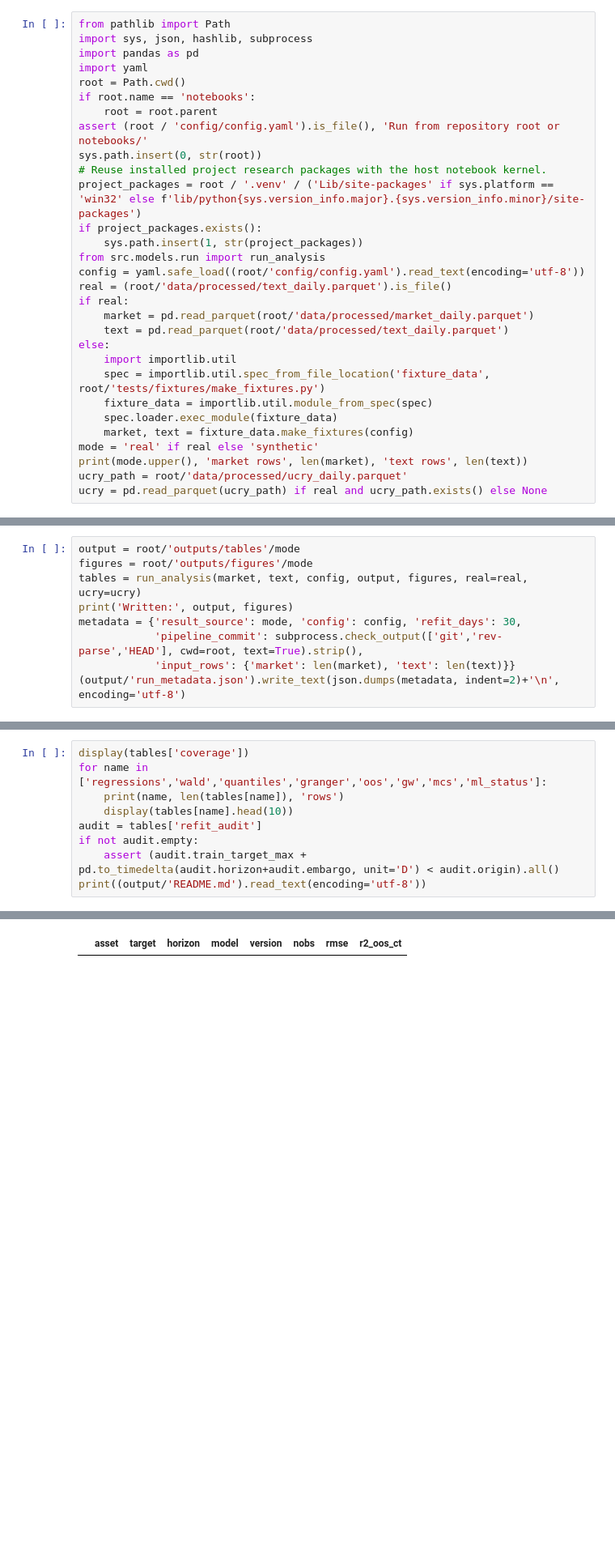
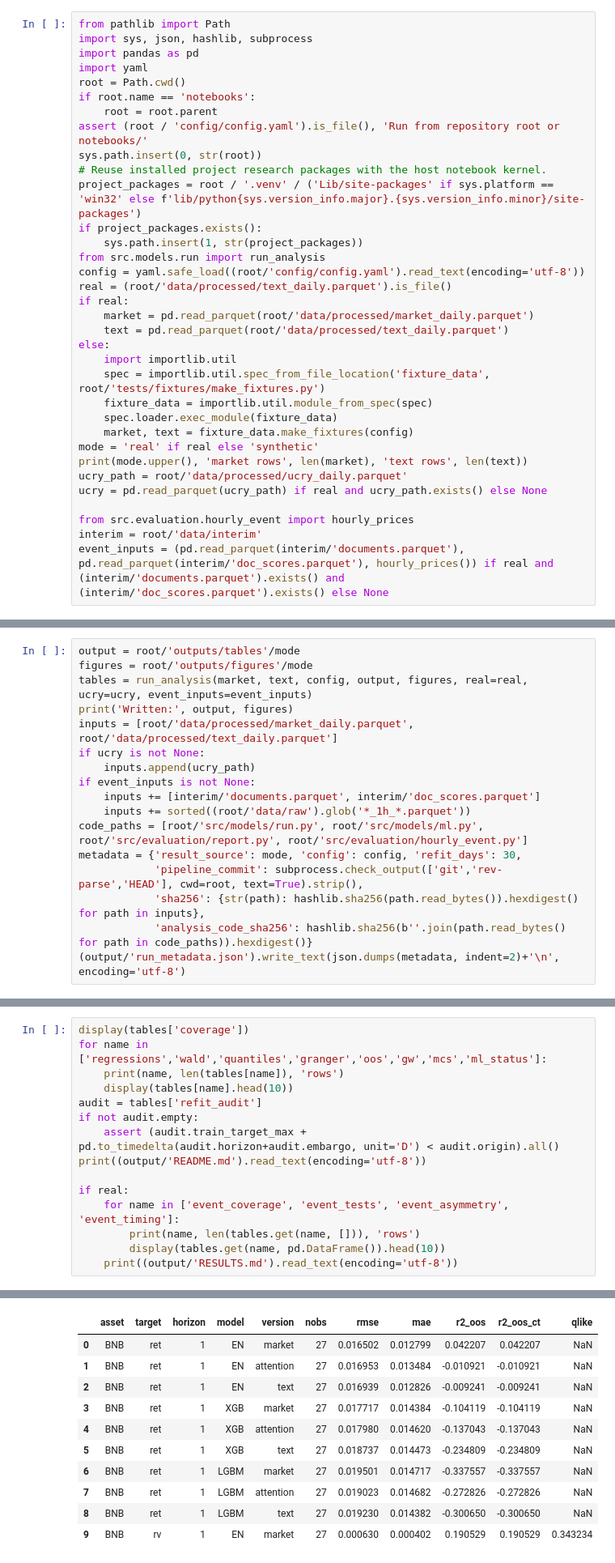
Before and after one commit to thienanpham160806-code/crypto-narrative-nlp, a Jupyter notebook: notebooks/main.ipynb, the cells around one changed output, grey strips where cells are left out. Shown at 81% size. Drawn from its saved outputs; the diff is of its cells as text; blank space fills up the shorter version.

Commit message:
results: refresh real analysis and hourly event tables

```diff
--- a/notebooks/main.ipynb
+++ b/notebooks/main.ipynb
@@ -34,4 +34,8 @@ mode = 'real' if real else 'synthetic'
 print(mode.upper(), 'market rows', len(market), 'text rows', len(text))
 ucry_path = root/'data/processed/ucry_daily.parquet'
 ucry = pd.read_parquet(ucry_path) if real and ucry_path.exists() else None
+
+from src.evaluation.hourly_event import hourly_prices
+interim = root/'data/interim'
+event_inputs = (pd.read_parquet(interim/'documents.parquet'), pd.read_parquet(interim/'doc_scores.parquet'), hourly_prices()) if real and (interim/'documents.parquet').exists() and (interim/'doc_scores.parquet').exists() else None
 # %% [output]
@@ -43,11 +47,19 @@ Three feature sets: market, market + log(n_docs), market + text. Tuning uses dev
 # %%
 output = root/'outputs/tables'/mode
 figures = root/'outputs/figures'/mode
-tables = run_analysis(market, text, config, output, figures, real=real, ucry=ucry)
+tables = run_analysis(market, text, config, output, figures, real=real, ucry=ucry, event_inputs=event_inputs)
 print('Written:', output, figures)
+inputs = [root/'data/processed/market_daily.parquet', root/'data/processed/text_daily.parquet']
+if ucry is not None:
+    inputs.append(ucry_path)
+if event_inputs is not None:
+    inputs += [interim/'documents.parquet', interim/'doc_scores.parquet']
+    inputs += sorted((root/'data/raw').glob('*_1h_*.parquet'))
+code_paths = [root/'src/models/run.py', root/'src/models/ml.py', root/'src/evaluation/report.py', root/'src/evaluation/hourly_event.py']
 metadata = {'result_source': mode, 'config': config, 'refit_days': 30,
             'pipeline_commit': subprocess.check_output(['git','rev-parse','HEAD'], cwd=root, text=True).strip(),
-            'input_rows': {'market': len(market), 'text': len(text)}}
+            'sha256': {str(path): hashlib.sha256(path.read_bytes()).hexdigest() for path in inputs},
+            'analysis_code_sha256': hashlib.sha256(b''.join(path.read_bytes() for path in code_paths)).hexdigest()}
 (output/'run_metadata.json').write_text(json.dumps(metadata, indent=2)+'\n', encoding='utf-8')
 # %% [output]
 Running econometrics
@@ -79,5 +94,11 @@ audit = tables['refit_audit']
 if not audit.empty:
     assert (audit.train_target_max + pd.to_timedelta(audit.horizon+audit.embargo, unit='D') < audit.origin).all()
 print((output/'README.md').read_text(encoding='utf-8'))
+
+if real:
+    for name in ['event_coverage', 'event_tests', 'event_asymmetry', 'event_timing']:
+        print(name, len(tables.get(name, [])), 'rows')
+        display(tables.get(name, pd.DataFrame()).head(10))
+    print((output/'RESULTS.md').read_text(encoding='utf-8'))
 # %% [output]
 |  | asset | calendar_days | news_days | pct_days_with_news | usable_model_days | finbert_days | ... |
@@ -138,2 +159,12 @@ oos 0 rows
-|  | asset | target | horizon | model | version | nobs | rmse | r2_oos_ct |
+|  | asset | target | horizon | model | version | nobs | rmse | mae | r2_oos | r2_oos_ct | qlike |
+| 0 | BNB | ret | 1 | EN | market | 27 | 0.016502 | 0.012799 | 0.042207 | 0.042207 | NaN |
+| 1 | BNB | ret | 1 | EN | attention | 27 | 0.016953 | 0.013484 | -0.010921 | -0.010921 | NaN |
+| 2 | BNB | ret | 1 | EN | text | 27 | 0.016939 | 0.012826 | -0.009241 | -0.009241 | NaN |
+| 3 | BNB | ret | 1 | XGB | market | 27 | 0.017717 | 0.014384 | -0.104119 | -0.104119 | NaN |
+| 4 | BNB | ret | 1 | XGB | attention | 27 | 0.017980 | 0.014620 | -0.137043 | -0.137043 | NaN |
+| 5 | BNB | ret | 1 | XGB | text | 27 | 0.018737 | 0.014473 | -0.234809 | -0.234809 | NaN |
+| 6 | BNB | ret | 1 | LGBM | market | 27 | 0.019501 | 0.014717 | -0.337557 | -0.337557 | NaN |
+| 7 | BNB | ret | 1 | LGBM | attention | 27 | 0.019023 | 0.014682 | -0.272826 | -0.272826 | NaN |
+| 8 | BNB | ret | 1 | LGBM | text | 27 | 0.019230 | 0.014382 | -0.300650 | -0.300650 | NaN |
+| 9 | BNB | rv | 1 | EN | market | 27 | 0.000630 | 0.000402 | 0.190529 | 0.190529 | 0.343234 |
 gw 0 rows
```
Also changed, not shown: parts of 5 cells of this notebook, 35 other files.
